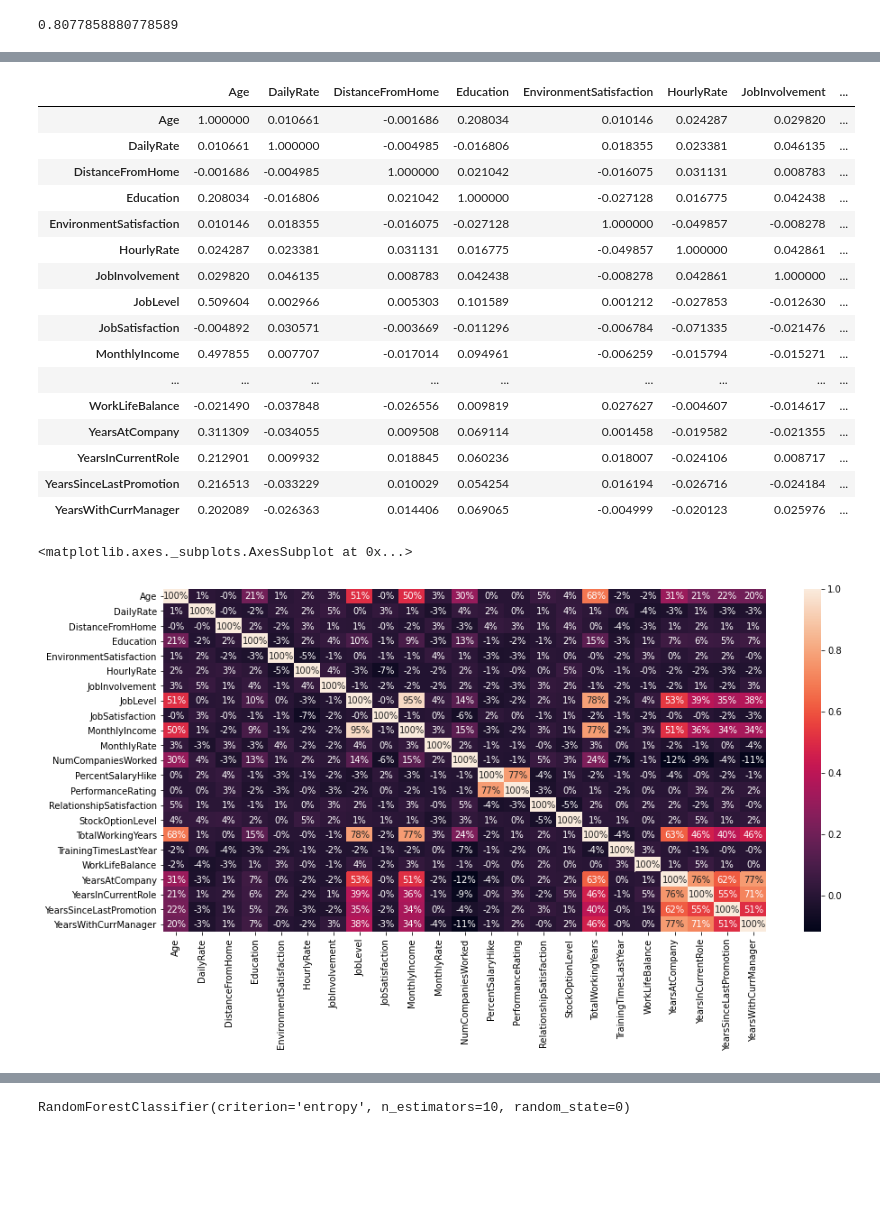
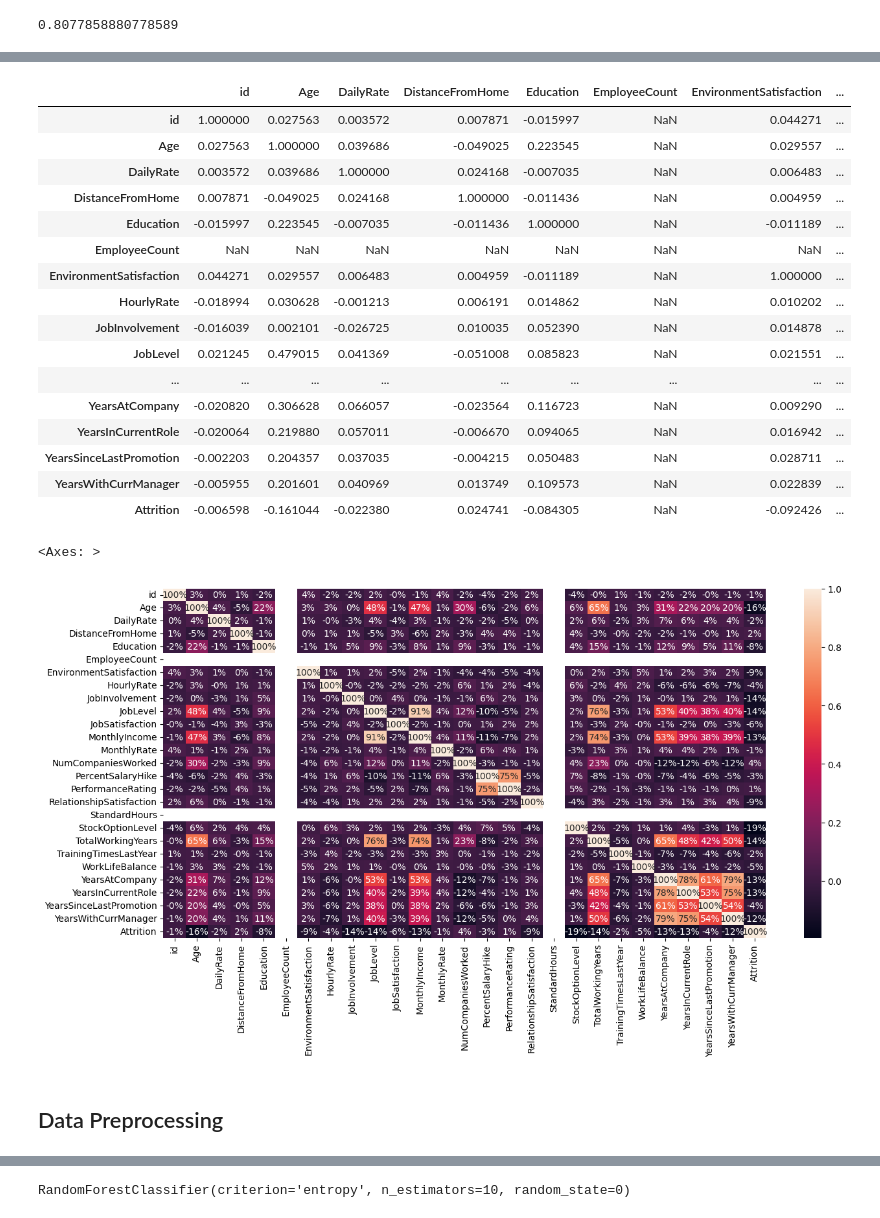
Before and after one commit to Adbe-El/Employee-Attrition, a Jupyter notebook: Predicting_Employee_Attrition_Using_ML.ipynb, the cells around one changed output, grey strips where cells are left out. Drawn from its saved outputs; the diff is of its cells as text; code cells hidden in the pictures; blank space fills up the shorter version.

```diff
--- a/Predicting_Employee_Attrition_Using_ML.ipynb
+++ b/Predicting_Employee_Attrition_Using_ML.ipynb
@@ -9,3 +12,6 @@ df = pd.read_csv('WA_Fn-UseC_-HR-Employee-Attrition.csv')
+# %%
+df = pd.read_csv('train.csv')
+df_test = pd.read_csv('test.csv')
 # %%
 df.head()
 # %% [output]
@@ -134,34 +140,36 @@ Name: OverTime, dtype: int64
 ___________________________________________________________
 # %%
 #Remove unuseful columns
-df.drop(['Over18', 'EmployeeNumber', 'StandardHours', 'EmployeeCount'], axis =1, inplace=True)
+#df.drop(['Over18', 'EmployeeNumber', 'StandardHours', 'EmployeeCount'], axis =1, inplace=True)
 # %%
 df.corr()
 # %% [output]
-|  | Age | DailyRate | DistanceFromHome | Education | EnvironmentSatisfaction | HourlyRate | JobInvolvement | ... |
-| Age | 1.000000 | 0.010661 | -0.001686 | 0.208034 | 0.010146 | 0.024287 | 0.029820 | ... |
-| DailyRate | 0.010661 | 1.000000 | -0.004985 | -0.016806 | 0.018355 | 0.023381 | 0.046135 | ... |
-| DistanceFromHome | -0.001686 | -0.004985 | 1.000000 | 0.021042 | -0.016075 | 0.031131 | 0.008783 | ... |
-| Education | 0.208034 | -0.016806 | 0.021042 | 1.000000 | -0.027128 | 0.016775 | 0.042438 | ... |
-| EnvironmentSatisfaction | 0.010146 | 0.018355 | -0.016075 | -0.027128 | 1.000000 | -0.049857 | -0.008278 | ... |
-| HourlyRate | 0.024287 | 0.023381 | 0.031131 | 0.016775 | -0.049857 | 1.000000 | 0.042861 | ... |
-| JobInvolvement | 0.029820 | 0.046135 | 0.008783 | 0.042438 | -0.008278 | 0.042861 | 1.000000 | ... |
-| JobLevel | 0.509604 | 0.002966 | 0.005303 | 0.101589 | 0.001212 | -0.027853 | -0.012630 | ... |
-| JobSatisfaction | -0.004892 | 0.030571 | -0.003669 | -0.011296 | -0.006784 | -0.071335 | -0.021476 | ... |
-| MonthlyIncome | 0.497855 | 0.007707 | -0.017014 | 0.094961 | -0.006259 | -0.015794 | -0.015271 | ... |
+|  | id | Age | DailyRate | DistanceFromHome | Education | EmployeeCount | EnvironmentSatisfaction | ... |
+| id | 1.000000 | 0.027563 | 0.003572 | 0.007871 | -0.015997 | NaN | 0.044271 | ... |
+| Age | 0.027563 | 1.000000 | 0.039686 | -0.049025 | 0.223545 | NaN | 0.029557 | ... |
+| DailyRate | 0.003572 | 0.039686 | 1.000000 | 0.024168 | -0.007035 | NaN | 0.006483 | ... |
+| DistanceFromHome | 0.007871 | -0.049025 | 0.024168 | 1.000000 | -0.011436 | NaN | 0.004959 | ... |
+| Education | -0.015997 | 0.223545 | -0.007035 | -0.011436 | 1.000000 | NaN | -0.011189 | ... |
+| EmployeeCount | NaN | NaN | NaN | NaN | NaN | NaN | NaN | ... |
+| EnvironmentSatisfaction | 0.044271 | 0.029557 | 0.006483 | 0.004959 | -0.011189 | NaN | 1.000000 | ... |
+| HourlyRate | -0.018994 | 0.030628 | -0.001213 | 0.006191 | 0.014862 | NaN | 0.010202 | ... |
+| JobInvolvement | -0.016039 | 0.002101 | -0.026725 | 0.010035 | 0.052390 | NaN | 0.014878 | ... |
+| JobLevel | 0.021245 | 0.479015 | 0.041369 | -0.051008 | 0.085823 | NaN | 0.021551 | ... |
 | ... | ... | ... | ... | ... | ... | ... | ... | ... |
-| WorkLifeBalance | -0.021490 | -0.037848 | -0.026556 | 0.009819 | 0.027627 | -0.004607 | -0.014617 | ... |
-| YearsAtCompany | 0.311309 | -0.034055 | 0.009508 | 0.069114 | 0.001458 | -0.019582 | -0.021355 | ... |
-| YearsInCurrentRole | 0.212901 | 0.009932 | 0.018845 | 0.060236 | 0.018007 | -0.024106 | 0.008717 | ... |
-| YearsSinceLastPromotion | 0.216513 | -0.033229 | 0.010029 | 0.054254 | 0.016194 | -0.026716 | -0.024184 | ... |
-| YearsWithCurrManager | 0.202089 | -0.026363 | 0.014406 | 0.069065 | -0.004999 | -0.020123 | 0.025976 | ... |
+| YearsAtCompany | -0.020820 | 0.306628 | 0.066057 | -0.023564 | 0.116723 | NaN | 0.009290 | ... |
+| YearsInCurrentRole | -0.020064 | 0.219880 | 0.057011 | -0.006670 | 0.094065 | NaN | 0.016942 | ... |
+| YearsSinceLastPromotion | -0.002203 | 0.204357 | 0.037035 | -0.004215 | 0.050483 | NaN | 0.028711 | ... |
+| YearsWithCurrManager | -0.005955 | 0.201601 | 0.040969 | 0.013749 | 0.109573 | NaN | 0.022839 | ... |
+| Attrition | -0.006598 | -0.161044 | -0.022380 | 0.024741 | -0.084305 | NaN | -0.092426 | ... |
 # %%
 #Visualize the correlation
 plt.subplots(figsize=(15,7))
-sns.heatmap(df.corr(), annot=True, fmt='.0%')
+sns.heatmap(df.corr(method='pearson'), annot=True, fmt='.0%')
 # %% [output]
-<matplotlib.axes._subplots.AxesSubplot at 0x...>
+<Axes: >
-[figure, old version]
+[figure, new version]
+# %% [markdown]
+## Data Preprocessing
 # %%
 #Tranform the data
 #Transform non-numerical to numerical cols
```
Also changed, not shown: parts of 33 cells of this notebook.
